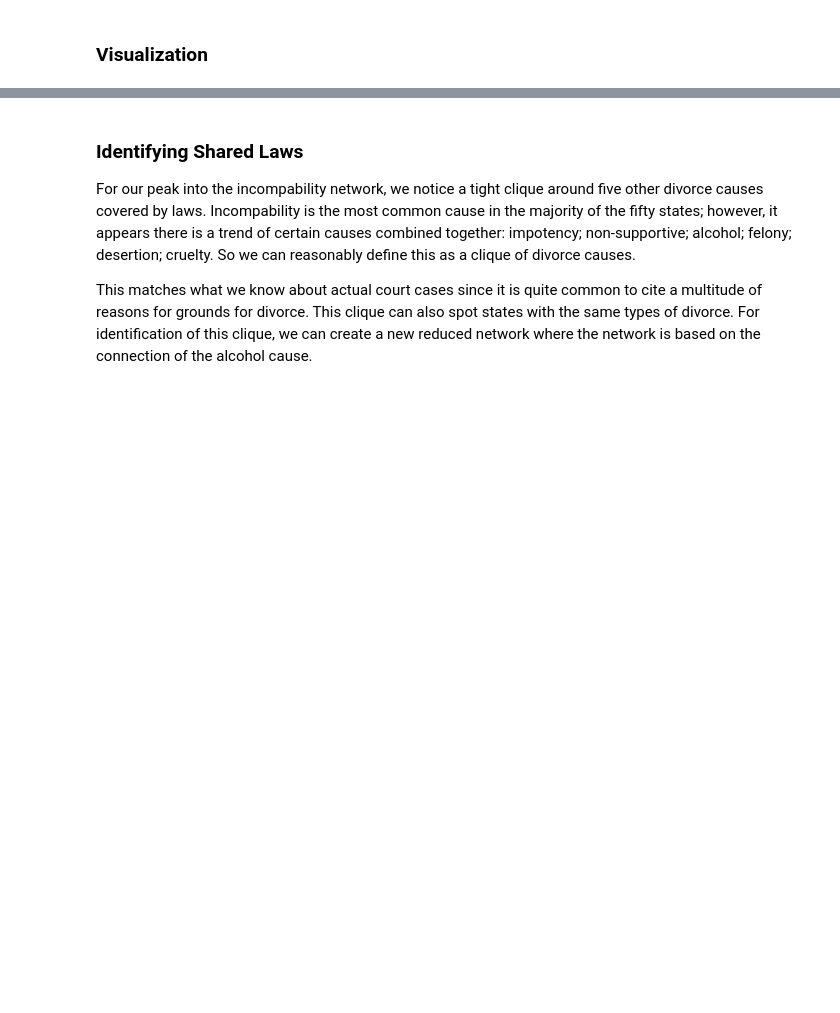
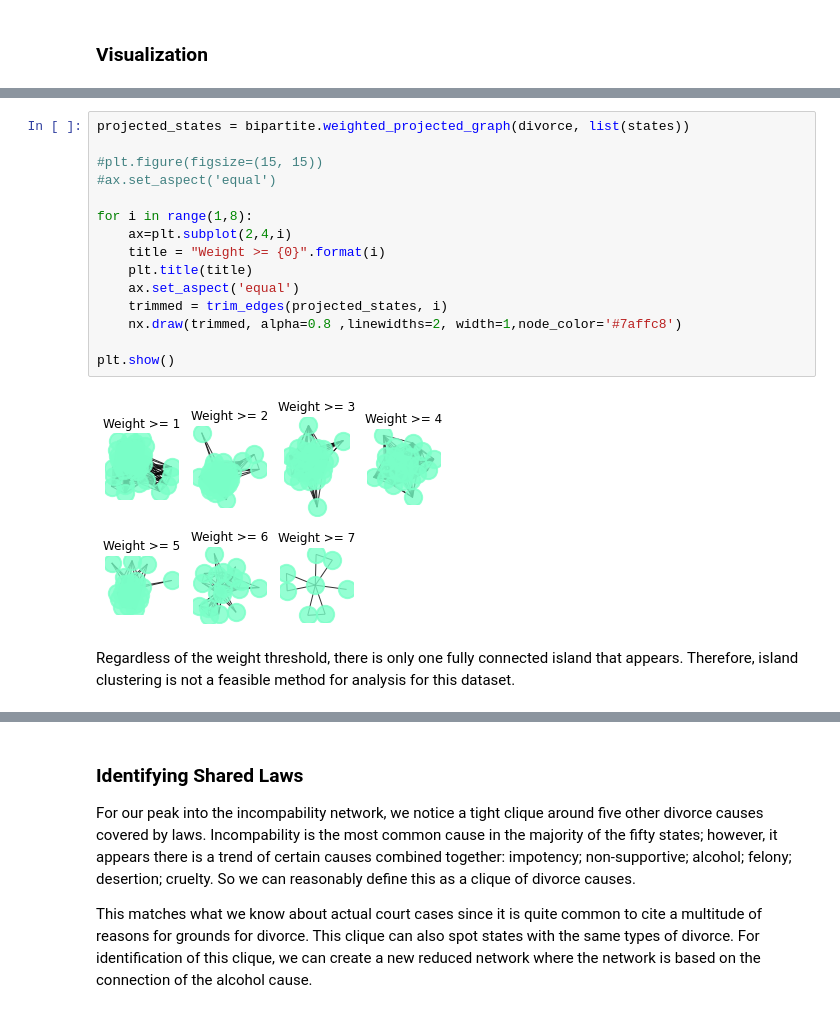
Before and after one commit to Vy4thewin/Data620_TeamVAC, a Jupyter notebook: Data620_Project2.ipynb, the cells around one changed output, grey strips where cells are left out. Cells and saved outputs as stored; diff of their text form; blank space fills up the shorter version.

```diff
--- a/Data620_Project2.ipynb
+++ b/Data620_Project2.ipynb
@@ -82,0 +94,19 @@ We can see below the first strongest cause based on its centrality degree is inc
+# %%
+projected_states = bipartite.weighted_projected_graph(divorce, list(states))
+
+#plt.figure(figsize=(15, 15))
+#ax.set_aspect('equal')
+
+for i in range(1,8):
+    ax=plt.subplot(2,4,i)
+    title = "Weight >= {0}".format(i)
+    plt.title(title)
+    ax.set_aspect('equal')
+    trimmed = trim_edges(projected_states, i)
+    nx.draw(trimmed, alpha=0.8 ,linewidths=2, width=1,node_color='#7affc8')
+
+plt.show()
+# %% [output]
+[figure, new version]
+# %% [markdown]
+Regardless of the weight threshold, there is only one fully connected island that appears. Therefore, island clustering is not a feasible method for analysis for this dataset.
```
Also changed, not shown: parts of 17 cells of this notebook.
